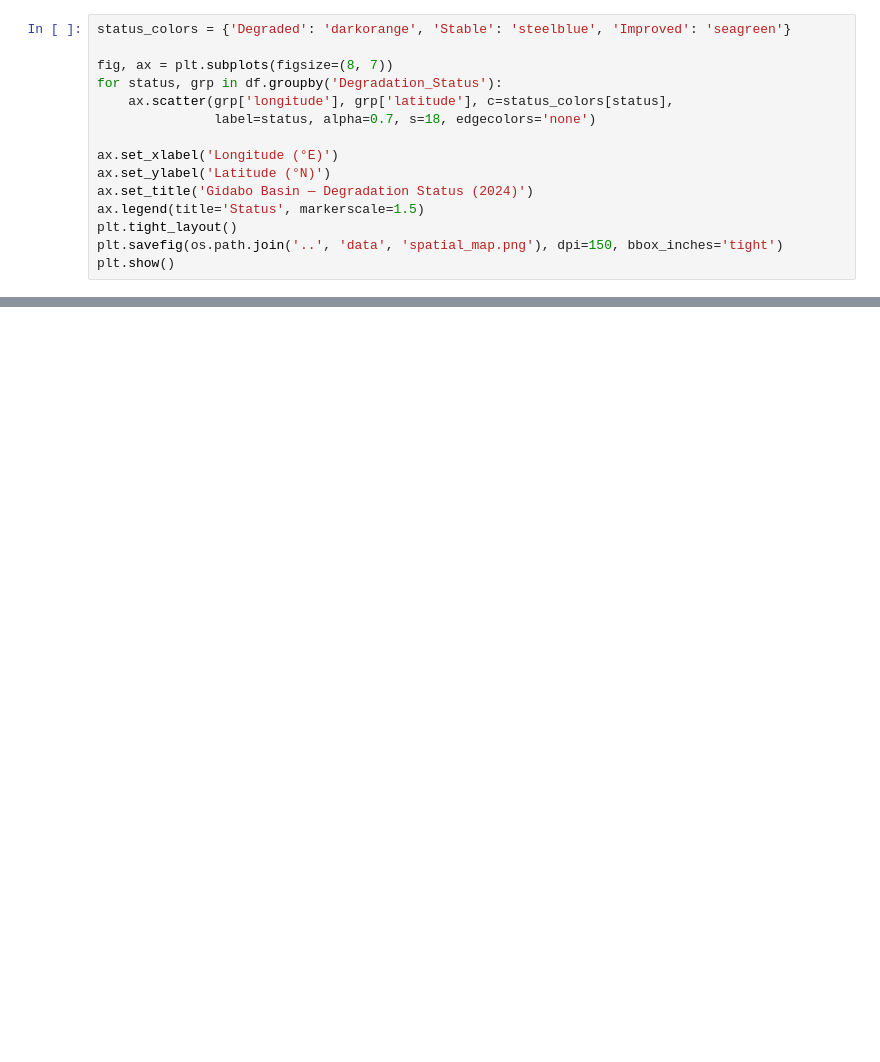
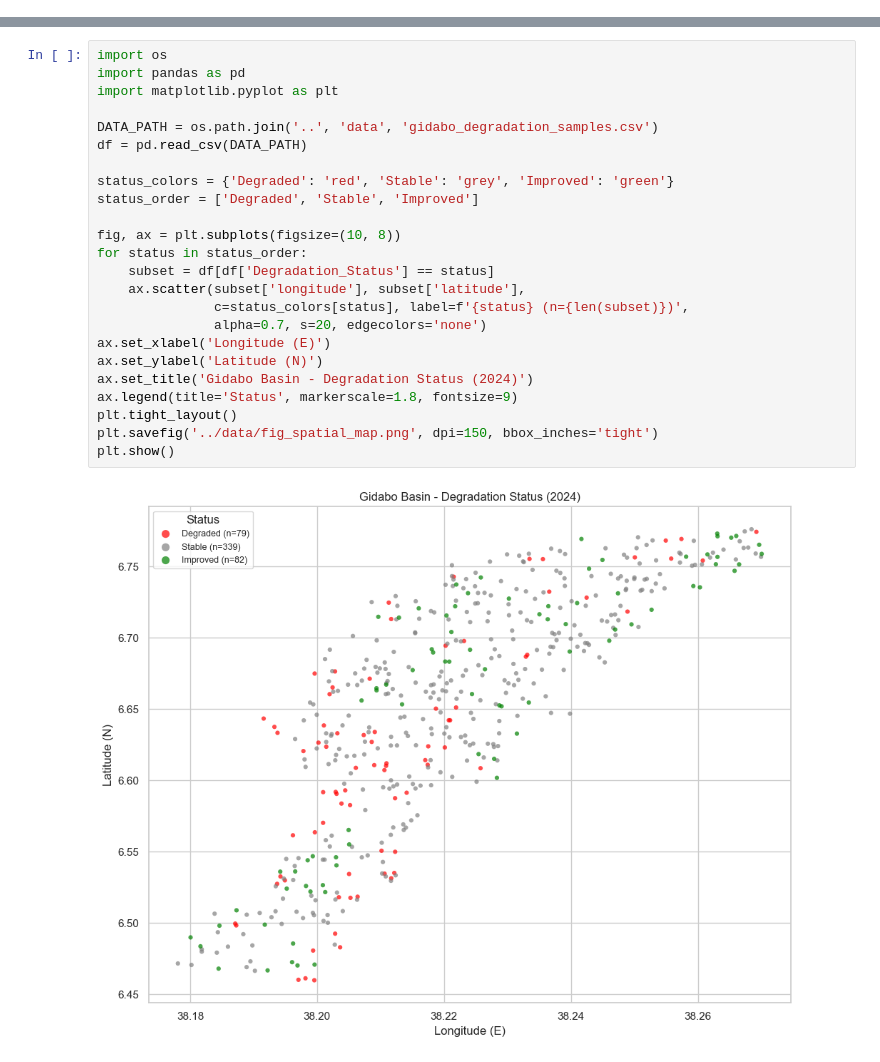
Before and after one commit to Israelzemedkun/gidabo-basin-cldi-analysis, a Jupyter notebook: notebooks/analysis.ipynb, the cells around one changed output, grey strips where cells are left out. Saved outputs shown, nothing was run; the diff lists cells and outputs as text; blank space fills up the shorter version.

```diff
--- a/notebooks/analysis.ipynb
+++ b/notebooks/analysis.ipynb
@@ -131,15 +0,0 @@ Each point represents one 30 m Landsat pixel sample, plotted at its geographic c
-# %%
-status_colors = {'Degraded': 'darkorange', 'Stable': 'steelblue', 'Improved': 'seagreen'}
-
-fig, ax = plt.subplots(figsize=(8, 7))
-for status, grp in df.groupby('Degradation_Status'):
-    ax.scatter(grp['longitude'], grp['latitude'], c=status_colors[status],
-               label=status, alpha=0.7, s=18, edgecolors='none')
-
-ax.set_xlabel('Longitude (°E)')
-ax.set_ylabel('Latitude (°N)')
-ax.set_title('Gidabo Basin — Degradation Status (2024)')
-ax.legend(title='Status', markerscale=1.5)
-plt.tight_layout()
-plt.savefig(os.path.join('..', 'data', 'spatial_map.png'), dpi=150, bbox_inches='tight')
-plt.show()
@@ -213,0 +290,26 @@ plt.show()
+# %%
+import os
+import pandas as pd
+import matplotlib.pyplot as plt
+
+DATA_PATH = os.path.join('..', 'data', 'gidabo_degradation_samples.csv')
+df = pd.read_csv(DATA_PATH)
+
+status_colors = {'Degraded': 'red', 'Stable': 'grey', 'Improved': 'green'}
+status_order = ['Degraded', 'Stable', 'Improved']
+
+fig, ax = plt.subplots(figsize=(10, 8))
+for status in status_order:
+    subset = df[df['Degradation_Status'] == status]
+    ax.scatter(subset['longitude'], subset['latitude'],
+               c=status_colors[status], label=f'{status} (n={len(subset)})',
+               alpha=0.7, s=20, edgecolors='none')
+ax.set_xlabel('Longitude (E)')
+ax.set_ylabel('Latitude (N)')
+ax.set_title('Gidabo Basin - Degradation Status (2024)')
+ax.legend(title='Status', markerscale=1.8, fontsize=9)
+plt.tight_layout()
+plt.savefig('../data/fig_spatial_map.png', dpi=150, bbox_inches='tight')
+plt.show()
+# %% [output]
+[figure, added]
```
Also changed, not shown: parts of 45 cells of this notebook, 7 other files.
